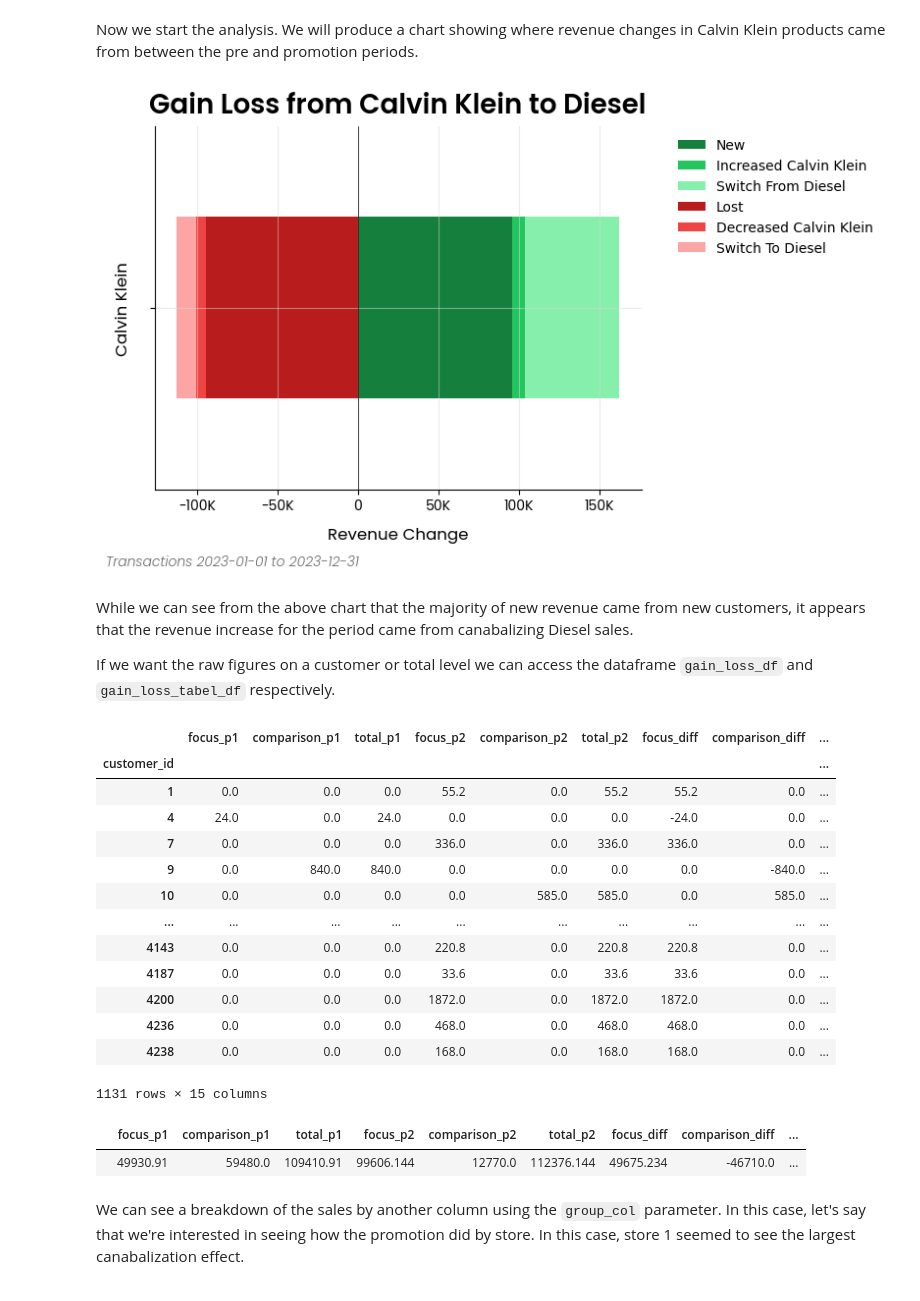
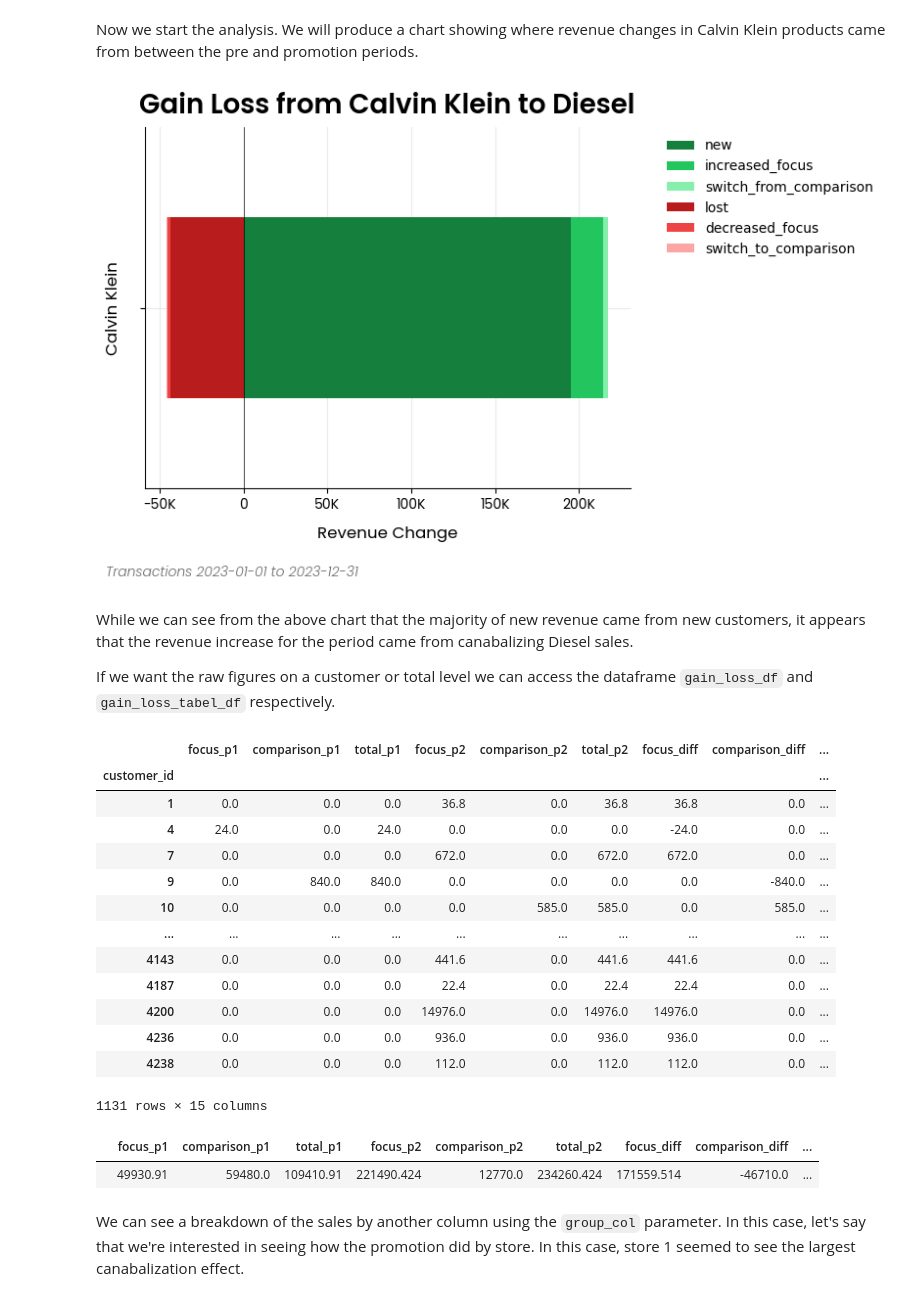
Before and after one commit to Data-Simply/pyretailscience, a Jupyter notebook: docs/examples/gain_loss.ipynb, the cells around one changed output. Drawn from its saved outputs; the diff is of its cells as text; code cells hidden in the pictures.

```diff
--- a/docs/examples/gain_loss.ipynb
+++ b/docs/examples/gain_loss.ipynb
@@ -41,8 +41,8 @@ For a pre-period you will use the start of the year, transactions before July 1s
 1st and the end of the year.
 # %%
 # Define our periods
-time_period_1 = df["transaction_datetime"] <= "2023-06-30"
-time_period_2 = df["transaction_datetime"] > "2023-06-30"
+time_period_1 = df["transaction_date"] <= "2023-06-30"
+time_period_2 = df["transaction_date"] > "2023-06-30"
 # %% [markdown]
 We'll artifically alter our data set to show that CK actually canalbaized half of Diesel transactions. Also we'll
 simulate that the promotion caused a 50% increase in the quantity of items purchase.
@@ -55,38 +55,38 @@ df.loc[p2_diesel_idx, "brand_name"] = np.random.RandomState(42).choice(
 
 # Apply a 20% discount to Calvin Klein products and increase the quantity by 50%
 p2_ck_idx = time_period_2 & (df["brand_name"] == "Calvin Klein")
-df.loc[p2_ck_idx, "unit_price"] = df.loc[p2_ck_idx, "unit_price"] * 0.8
-df.loc[p2_ck_idx, "quantity"] = df.loc[p2_ck_idx, "quantity"] * 1.5
-df.loc[p2_ck_idx, "total_price"] = df.loc[p2_ck_idx, "unit_price"] * df.loc[p2_ck_idx, "quantity"]
+df.loc[p2_ck_idx, "unit_spend"] = df.loc[p2_ck_idx, "unit_spend"] * 0.8
+df.loc[p2_ck_idx, "unit_quantity"] = (df.loc[p2_ck_idx, "unit_quantity"] * 1.5).astype(int)
+df.loc[p2_ck_idx, "unit_spend"] = df.loc[p2_ck_idx, "unit_spend"] * df.loc[p2_ck_idx, "unit_quantity"]
 # %% [markdown]
 Now we start the analysis. We will produce a chart showing where revenue changes in Calvin Klein products came from
 between the pre and promotion periods.
 # %%
 from pyretailscience.gain_loss import GainLoss
 
 gl = GainLoss(
     df,
     # Flag the rows of period 1
     p1_index=time_period_1,
     # Flag the rows of period 2
     p2_index=time_period_2,
     # Flag which rows are part of the focus group. Namely, which rows are Calvin Klein sales
     focus_group_index=df["brand_name"] == "Calvin Klein",
     focus_group_name="Calvin Klein",
     # Flag which rows are part of the comparison group. Namely, which rows are Diesel sales
     comparison_group_index=df["brand_name"] == "Diesel",
     comparison_group_name="Diesel",
     # Finally we specifiy that we want to calculate the gain/loss in total revenue
-    value_col="total_price",
+    value_col="unit_spend",
 )
 gl.plot(
     x_label="Revenue Change",
     source_text="Transactions 2023-01-01 to 2023-12-31",
     move_legend_outside=True,
 )
 plt.show()
 # %% [output]
-[figure, old version]
+[figure, new version]
 # %% [markdown]
 While we can see from the above chart that the majority of new revenue came from new customers, it appears that the
 revenue increase for the period came from canabalizing Diesel sales.
@@ -99,20 +99,20 @@ display(gl.gain_loss_table_df)
 # %% [output]
 |  | focus_p1 | comparison_p1 | total_p1 | focus_p2 | comparison_p2 | total_p2 | focus_diff | comparison_diff | ... |
 | customer_id |  |  |  |  |  |  |  |  | ... |
-| 1 | 0.0 | 0.0 | 0.0 | 55.2 | 0.0 | 55.2 | 55.2 | 0.0 | ... |
+| 1 | 0.0 | 0.0 | 0.0 | 36.8 | 0.0 | 36.8 | 36.8 | 0.0 | ... |
 | 4 | 24.0 | 0.0 | 24.0 | 0.0 | 0.0 | 0.0 | -24.0 | 0.0 | ... |
-| 7 | 0.0 | 0.0 | 0.0 | 336.0 | 0.0 | 336.0 | 336.0 | 0.0 | ... |
+| 7 | 0.0 | 0.0 | 0.0 | 672.0 | 0.0 | 672.0 | 672.0 | 0.0 | ... |
 | 9 | 0.0 | 840.0 | 840.0 | 0.0 | 0.0 | 0.0 | 0.0 | -840.0 | ... |
 | 10 | 0.0 | 0.0 | 0.0 | 0.0 | 585.0 | 585.0 | 0.0 | 585.0 | ... |
 | ... | ... | ... | ... | ... | ... | ... | ... | ... | ... |
-| 4143 | 0.0 | 0.0 | 0.0 | 220.8 | 0.0 | 220.8 | 220.8 | 0.0 | ... |
-| 4187 | 0.0 | 0.0 | 0.0 | 33.6 | 0.0 | 33.6 | 33.6 | 0.0 | ... |
-| 4200 | 0.0 | 0.0 | 0.0 | 1872.0 | 0.0 | 1872.0 | 1872.0 | 0.0 | ... |
-| 4236 | 0.0 | 0.0 | 0.0 | 468.0 | 0.0 | 468.0 | 468.0 | 0.0 | ... |
-| 4238 | 0.0 | 0.0 | 0.0 | 168.0 | 0.0 | 168.0 | 168.0 | 0.0 | ... |
+| 4143 | 0.0 | 0.0 | 0.0 | 441.6 | 0.0 | 441.6 | 441.6 | 0.0 | ... |
+| 4187 | 0.0 | 0.0 | 0.0 | 22.4 | 0.0 | 22.4 | 22.4 | 0.0 | ... |
+| 4200 | 0.0 | 0.0 | 0.0 | 14976.0 | 0.0 | 14976.0 | 14976.0 | 0.0 | ... |
+| 4236 | 0.0 | 0.0 | 0.0 | 936.0 | 0.0 | 936.0 | 936.0 | 0.0 | ... |
+| 4238 | 0.0 | 0.0 | 0.0 | 112.0 | 0.0 | 112.0 | 112.0 | 0.0 | ... |
 1131 rows × 15 columns
 |  | focus_p1 | comparison_p1 | total_p1 | focus_p2 | comparison_p2 | total_p2 | focus_diff | comparison_diff | ... |
-|  | 49930.91 | 59480.0 | 109410.91 | 99606.144 | 12770.0 | 112376.144 | 49675.234 | -46710.0 | ... |
+|  | 49930.91 | 59480.0 | 109410.91 | 221490.424 | 12770.0 | 234260.424 | 171559.514 | -46710.0 | ... |
 # %% [markdown]
 We can see a breakdown of the sales by another column using the `group_col` parameter. In this case, let's say that
 we're interested in seeing how the promotion did by store. In this case, store 1 seemed to see the largest
```
Also changed, not shown: parts of 3 cells of this notebook, 19 other files.
